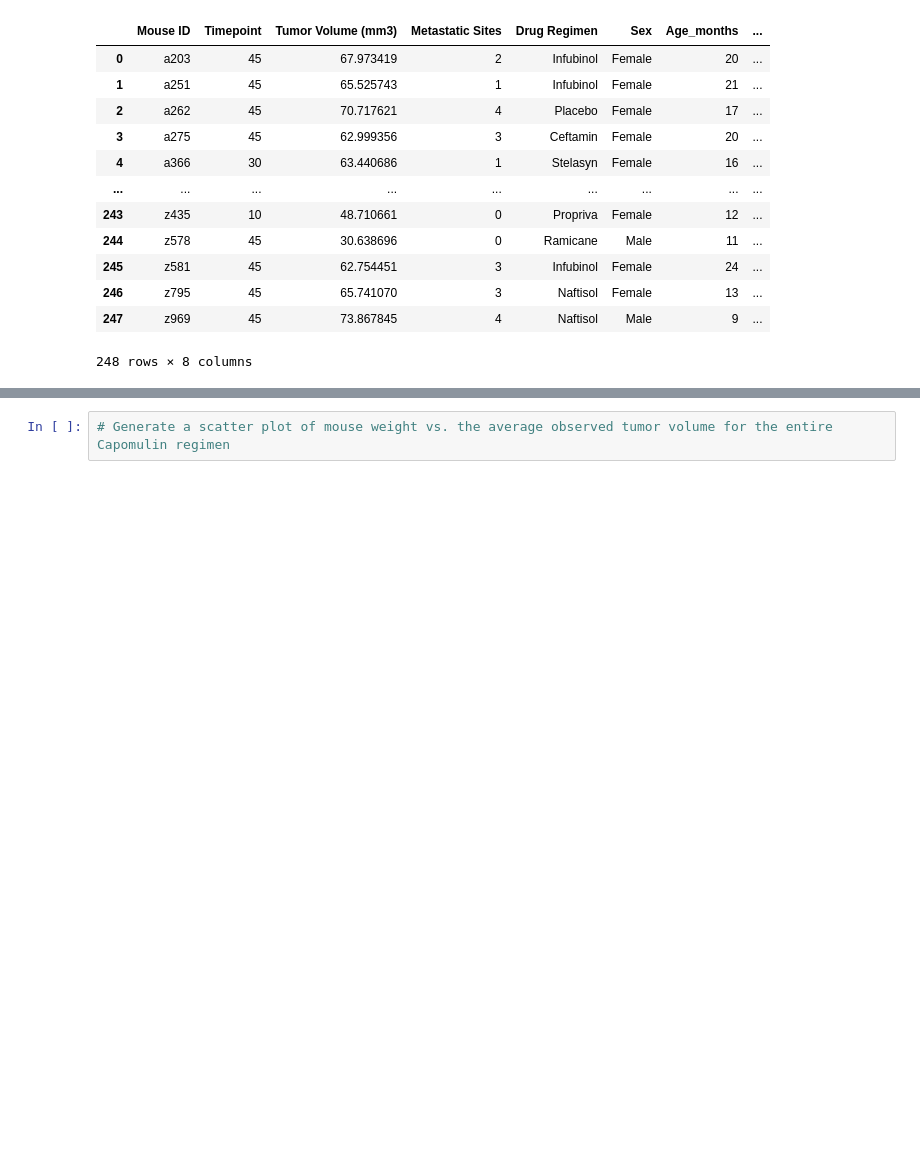
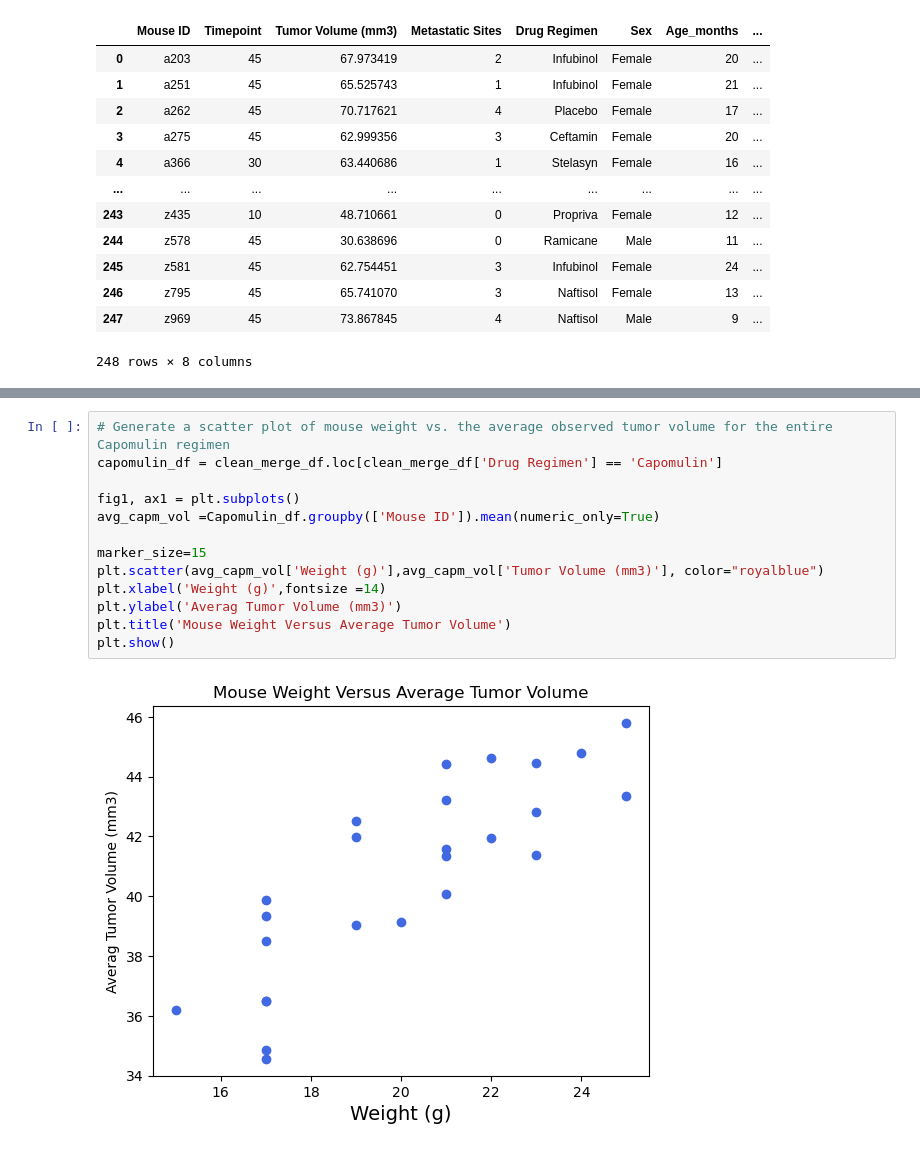
Before and after one commit to krlind78/Mod-5-Pymaceuticals, a Jupyter notebook: Pymaceuticals.ipynb, the cells around one changed output, grey strips where cells are left out. Drawn from its saved outputs; the diff is of its cells as text; blank space fills up the shorter version.

```diff
--- a/Pymaceuticals.ipynb
+++ b/Pymaceuticals.ipynb
@@ -272,2 +311,15 @@ Series([], Name: Tumor Volume (mm3), dtype: float64)
 # %%
 # Generate a scatter plot of mouse weight vs. the average observed tumor volume for the entire Capomulin regimen
+capomulin_df = clean_merge_df.loc[clean_merge_df['Drug Regimen'] == 'Capomulin']
+
+fig1, ax1 = plt.subplots()
+avg_capm_vol =Capomulin_df.groupby(['Mouse ID']).mean(numeric_only=True)
+
+marker_size=15
+plt.scatter(avg_capm_vol['Weight (g)'],avg_capm_vol['Tumor Volume (mm3)'], color="royalblue")
+plt.xlabel('Weight (g)',fontsize =14)
+plt.ylabel('Averag Tumor Volume (mm3)')
+plt.title('Mouse Weight Versus Average Tumor Volume')
+plt.show()
+# %% [output]
+[figure, added]
```
Also changed, not shown: parts of 12 cells of this notebook.
